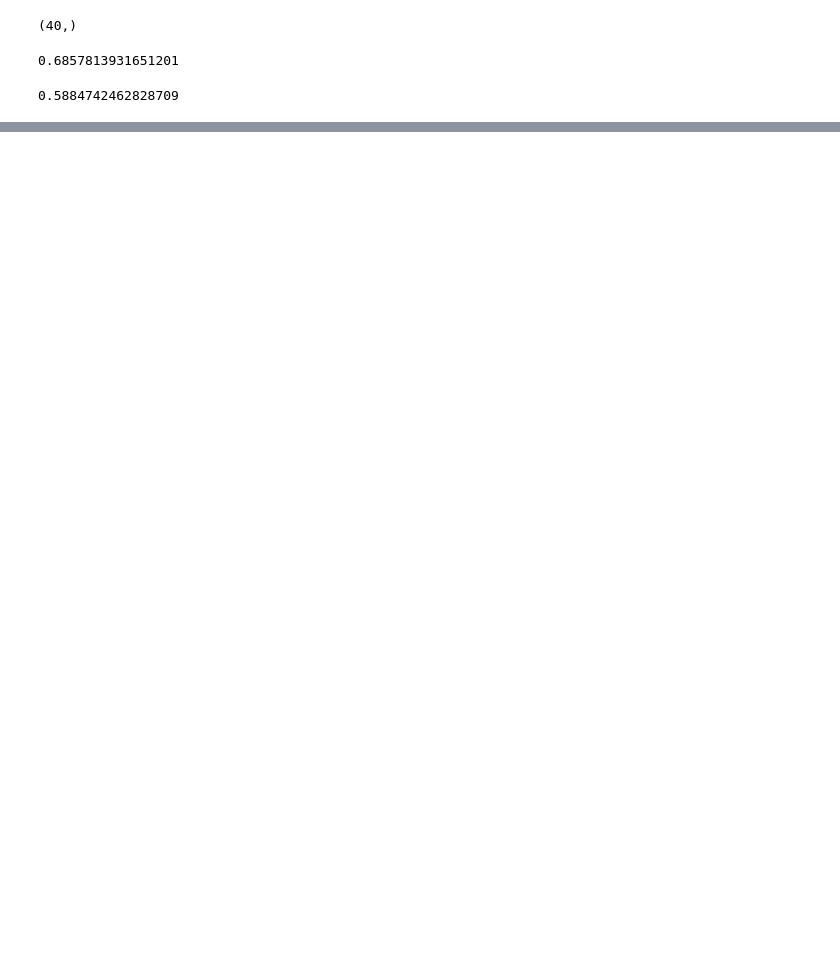
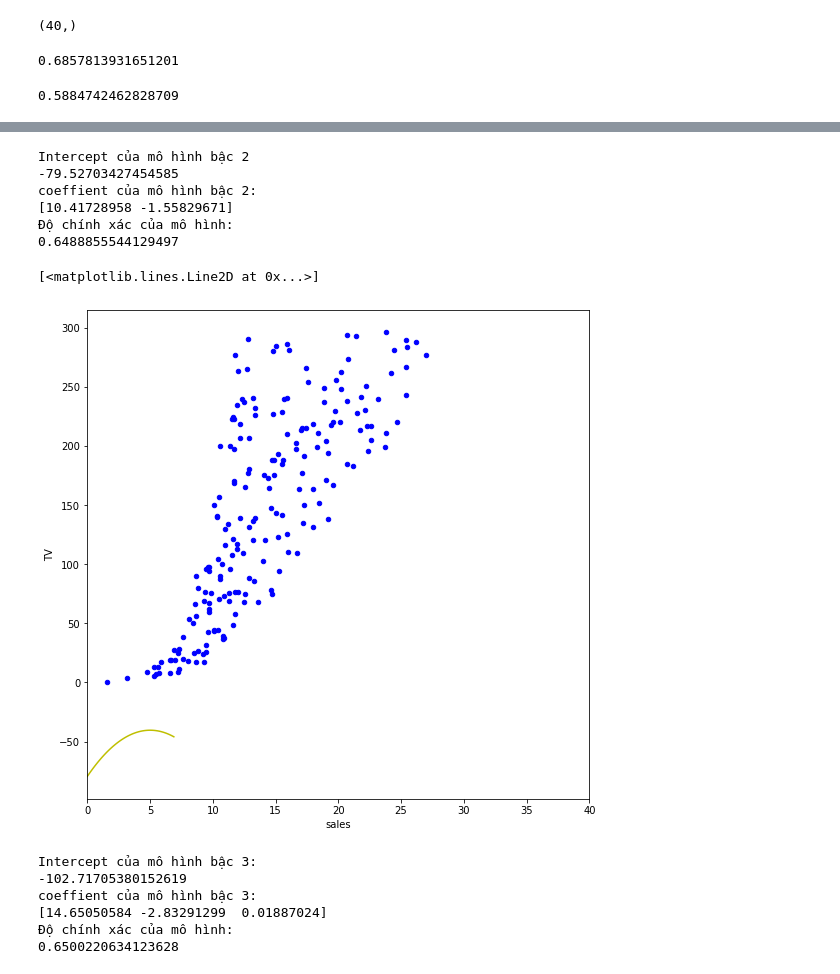
Before and after one commit to hodangtu01/HOMEWORK1---AI, a Jupyter notebook: AI_W8_Advertising.ipynb, the cells around one changed output, grey strips where cells are left out. Saved outputs shown, nothing was run; the diff lists cells and outputs as text; code cells hidden in the pictures; blank space fills up the shorter version.

```diff
--- a/AI_W8_Advertising.ipynb
+++ b/AI_W8_Advertising.ipynb
@@ -58,0 +87,47 @@ regressor.score(x_train,y_train)
+# %%
+# Bậc 2 - Hồi quy đa thức
+model = linear_model.LinearRegression()
+X = pd.DataFrame([data['sales']**1.5, data['sales']**2]).T
+
+# Cho học
+model.fit(X, y = data['TV'])
+print('Intercept của mô hình bậc 2')
+print(model.intercept_)
+print('coeffient của mô hình bậc 2:')
+print(model.coef_)
+print('Độ chính xác của mô hình:')
+print(model.score(X, data['TV']))
+# %% [output]
+Intercept của mô hình bậc 2
+-79.52703427454585
+coeffient của mô hình bậc 2:
+[10.41728958 -1.55829671]
+Độ chính xác của mô hình:
+0.6488855544129497
+# %%
+range = np.arange(0, 7, 0.1)
+predictor = pd.DataFrame([range*1.5, range**2]).T
+y_pred = model.predict(X = predictor)
+data.plot(kind = 'scatter', x = 'sales', y = 'TV', figsize = (9,9), color = 'b', xlim = (0, 40))
+plt.plot(range, y_pred, color = 'y')
+# %% [output]
+[<matplotlib.lines.Line2D at 0x...>]
+[figure, added]
+# %%
+model_3 = linear_model.LinearRegression()
+X = pd.DataFrame([data['sales']**1.5, data['sales']**2, data['sales']**3]).T
+# Cho học
+model_3.fit(X, y = data['TV'])
+print('Intercept của mô hình bậc 3:')
+print(model_3.intercept_)
+print('coeffient của mô hình bậc 3:')
+print(model_3.coef_)
+print('Độ chính xác của mô hình:')
+print(model_3.score(X, data['TV']))
+# %% [output]
+Intercept của mô hình bậc 3:
+-102.71705380152619
+coeffient của mô hình bậc 3:
+[14.65050584 -2.83291299  0.01887024]
+Độ chính xác của mô hình:
+0.6500220634123628
```
Also changed, not shown: parts of 5 cells of this notebook.
